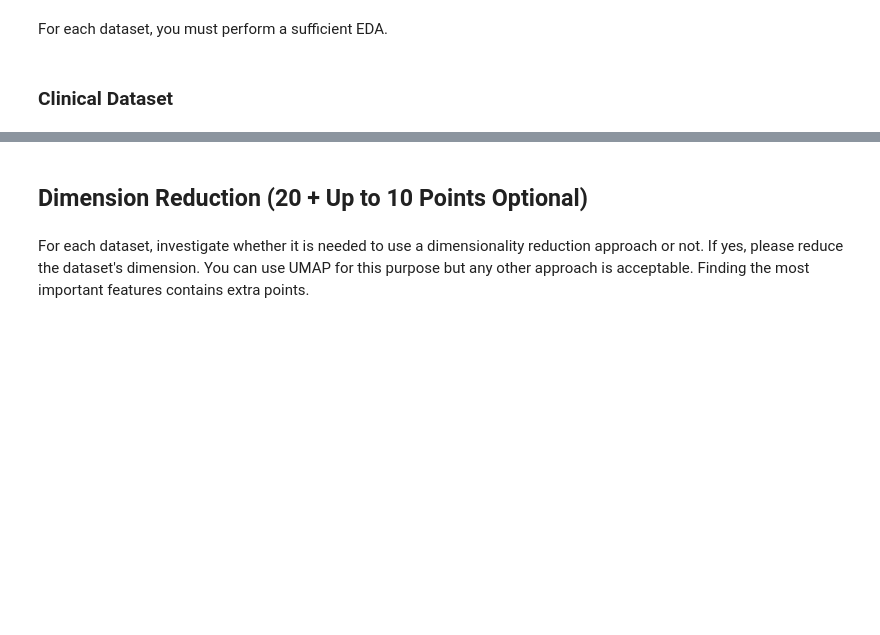
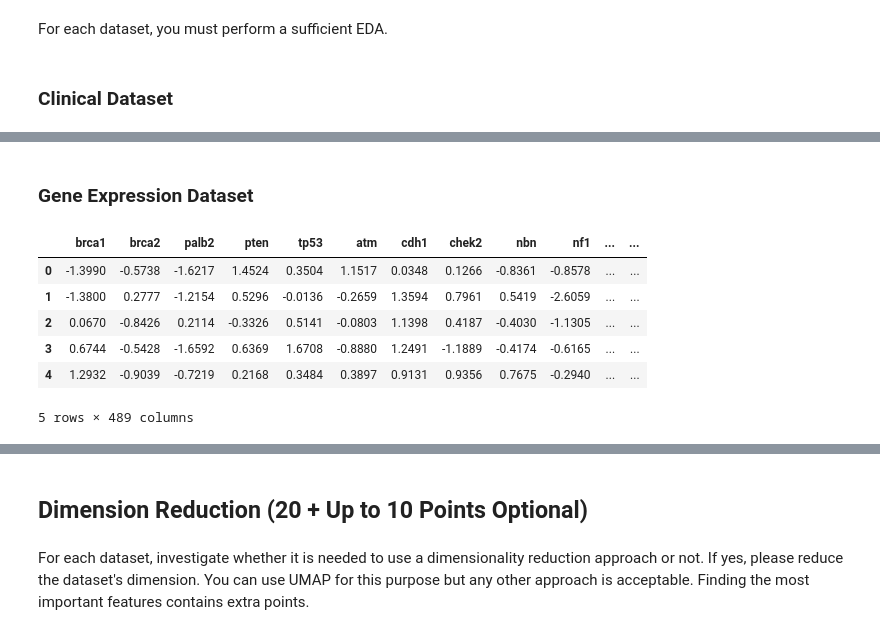
Before and after one commit to ckoorosh/ML-Project-Fall22, a Jupyter notebook: ML_Project.ipynb, the cells around one changed output, grey strips where cells are left out. Saved outputs shown, nothing was run; the diff lists cells and outputs as text; code cells hidden in the pictures; blank space fills up the shorter version.

```diff
--- a/ML_Project.ipynb
+++ b/ML_Project.ipynb
@@ -105,0 +111,13 @@ clinical_dataset.describe()
+# %% [markdown]
+### Gene Expression Dataset
+# %%
+gene_expression_dataset = gene_expression_dataset.dropna()
+gene_expression_dataset.head()
+# %% [output]
+|  | brca1 | brca2 | palb2 | pten | tp53 | atm | cdh1 | chek2 | nbn | nf1 | ... | ... |
+| 0 | -1.3990 | -0.5738 | -1.6217 | 1.4524 | 0.3504 | 1.1517 | 0.0348 | 0.1266 | -0.8361 | -0.8578 | ... | ... |
+| 1 | -1.3800 | 0.2777 | -1.2154 | 0.5296 | -0.0136 | -0.2659 | 1.3594 | 0.7961 | 0.5419 | -2.6059 | ... | ... |
+| 2 | 0.0670 | -0.8426 | 0.2114 | -0.3326 | 0.5141 | -0.0803 | 1.1398 | 0.4187 | -0.4030 | -1.1305 | ... | ... |
+| 3 | 0.6744 | -0.5428 | -1.6592 | 0.6369 | 1.6708 | -0.8880 | 1.2491 | -1.1889 | -0.4174 | -0.6165 | ... | ... |
+| 4 | 1.2932 | -0.9039 | -0.7219 | 0.2168 | 0.3484 | 0.3897 | 0.9131 | 0.9356 | 0.7675 | -0.2940 | ... | ... |
+5 rows × 489 columns
```
Also changed, not shown: parts of 9 cells of this notebook.
